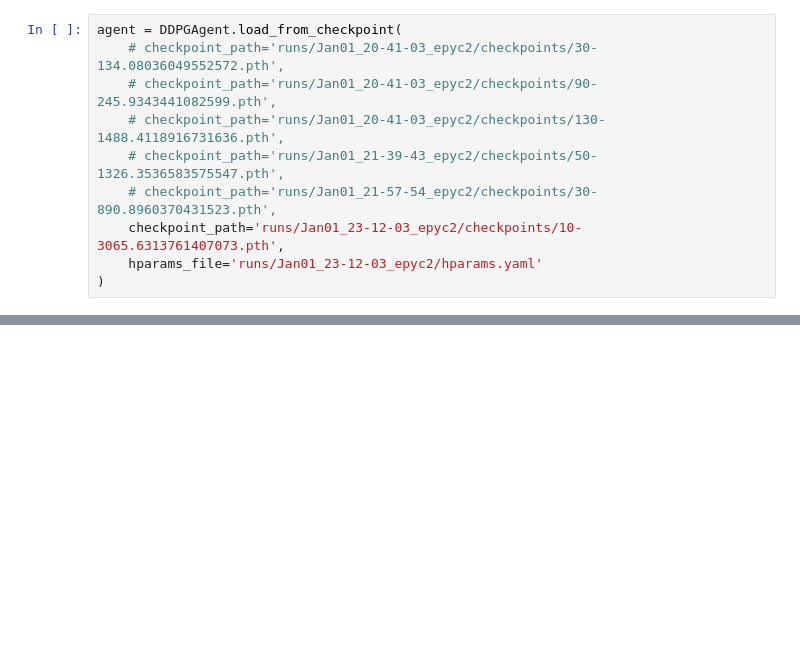
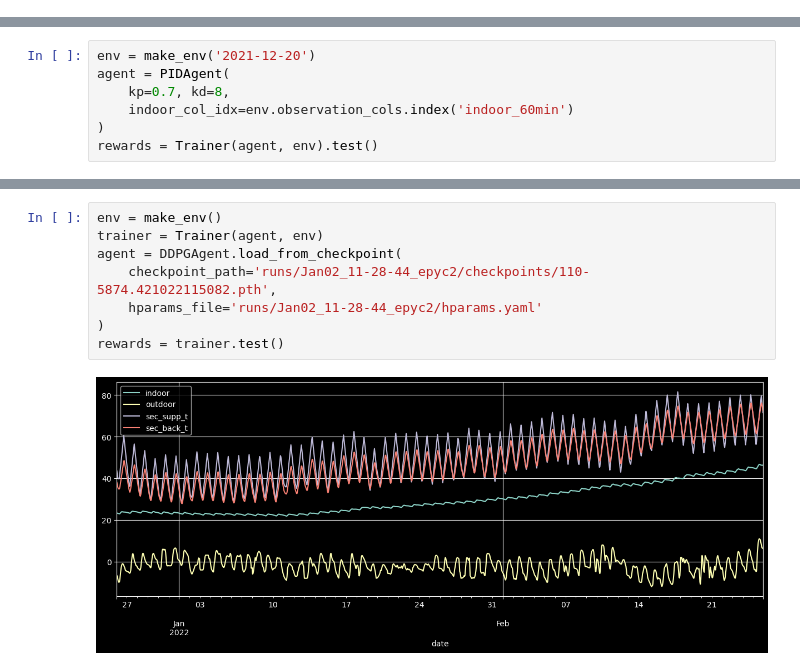
Before and after one commit to xsjk/ART1425-Project, a Jupyter notebook: test.ipynb, the cells around one changed output, grey strips where cells are left out. Drawn from its saved outputs; the diff is of its cells as text; blank space fills up the shorter version.

```diff
--- a/test.ipynb
+++ b/test.ipynb
@@ -8,13 +6,3 @@ import numpy as np
 from itertools import count
 from IPython.display import display
 plt.style.use('dark_background')
-# %%
-agent = DDPGAgent.load_from_checkpoint(
-    # checkpoint_path='runs/Jan01_20-41-03_epyc2/checkpoints/30-134.08036049552572.pth',
-    # checkpoint_path='runs/Jan01_20-41-03_epyc2/checkpoints/90-245.9343441082599.pth',
-    # checkpoint_path='runs/Jan01_20-41-03_epyc2/checkpoints/130-1488.4118916731636.pth',
-    # checkpoint_path='runs/Jan01_21-39-43_epyc2/checkpoints/50-1326.3536583575547.pth',
-    # checkpoint_path='runs/Jan01_21-57-54_epyc2/checkpoints/30-890.8960370431523.pth',
-    checkpoint_path='runs/Jan01_23-12-03_epyc2/checkpoints/10-3065.6313761407073.pth',
-    hparams_file='runs/Jan01_23-12-03_epyc2/hparams.yaml'
-)
@@ -63,0 +15,7 @@ AttributeError: 'DDPGAgent' object has no attribute 'act'
+# %%
+env = make_env('2021-12-20')
+agent = PIDAgent(
+    kp=0.7, kd=8,
+    indoor_col_idx=env.observation_cols.index('indoor_60min')
+)
+rewards = Trainer(agent, env).test()
@@ -63,0 +24,10 @@ AttributeError: 'DDPGAgent' object has no attribute 'act'
+# %%
+env = make_env()
+trainer = Trainer(agent, env)
+agent = DDPGAgent.load_from_checkpoint(
+    checkpoint_path='runs/Jan02_11-28-44_epyc2/checkpoints/110-5874.421022115082.pth',
+    hparams_file='runs/Jan02_11-28-44_epyc2/hparams.yaml'
+)
+rewards = trainer.test()
+# %% [output]
+[figure, added]
```
Also changed, not shown: parts of 6 cells of this notebook, 10 other files.
